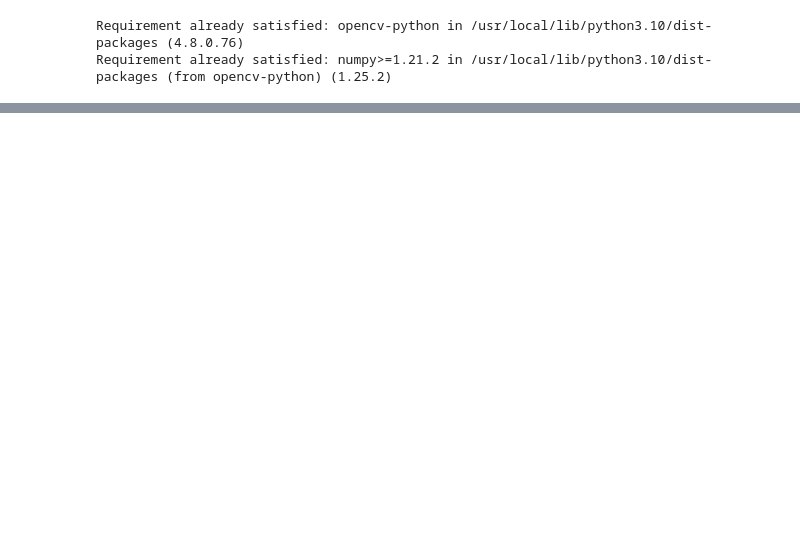
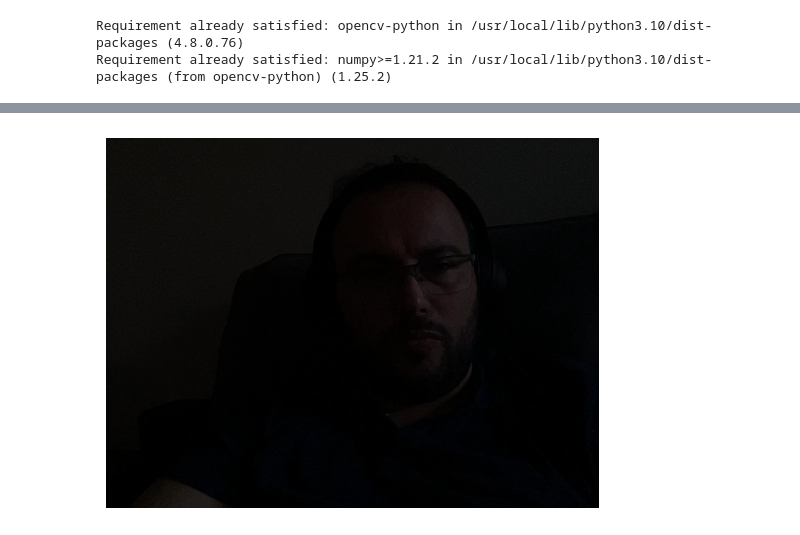
Before and after one commit to hsabaghpour/AI_OpenCV_Projects, a Jupyter notebook: Open_CV_Sliding_RGBandGRAY_Snipps.ipynb, the cells around one changed output, grey strips where cells are left out. Saved outputs shown, nothing was run; the diff lists cells and outputs as text; code cells hidden in the pictures; blank space fills up the shorter version.

```diff
--- a/Open_CV_Sliding_RGBandGRAY_Snipps.ipynb
+++ b/Open_CV_Sliding_RGBandGRAY_Snipps.ipynb
@@ -7,0 +13,50 @@ Requirement already satisfied: numpy>=1.21.2 in /usr/local/lib/python3.10/dist-p
+# %%
+from IPython.display import display, Javascript
+from google.colab.output import eval_js
+from base64 import b64decode
+import cv2
+import numpy as np
+import matplotlib.pyplot as plt
+
+def capture_image(filename='photo.jpg'):
+    js = Javascript('''
+        async function captureImage() {
+            const video = document.createElement('video');
+            video.style.display = 'none';
+            document.body.appendChild(video);
+
+            const stream = await navigator.mediaDevices.getUserMedia({video: true});
+            video.srcObject = stream;
+            await new Promise((resolve) => {
+                video.onloadedmetadata = () => {
+                    video.play();
+                    resolve();
+                };
+            });
+
+            const canvas = document.createElement('canvas');
+            canvas.width = video.videoWidth;
+            canvas.height = video.videoHeight;
+            canvas.getContext('2d').drawImage(video, 0, 0);
+
+            stream.getTracks().forEach(track => track.stop());
+            video.remove();
+
+            return canvas.toDataURL('image/jpeg');
+        }
+        captureImage();
+    ''')
+    display(js)
+    data = eval_js('captureImage()')
+    binary = b64decode(data.split(',')[1])
+    with open(filename, 'wb') as f:
+        f.write(binary)
+    return filename
+
+filename = capture_image()
+image = cv2.imread(filename)
+
+plt.imshow(cv2.cvtColor(image, cv2.COLOR_BGR2RGB))
+plt.axis('off')
+plt.show()
+# %% [output]
@@ -8,2 +64,3 @@ Requirement already satisfied: numpy>=1.21.2 in /usr/local/lib/python3.10/dist-p
+[figure, added]
 # %%
 import cv2
```
Also changed, not shown: parts of 3 cells of this notebook.
